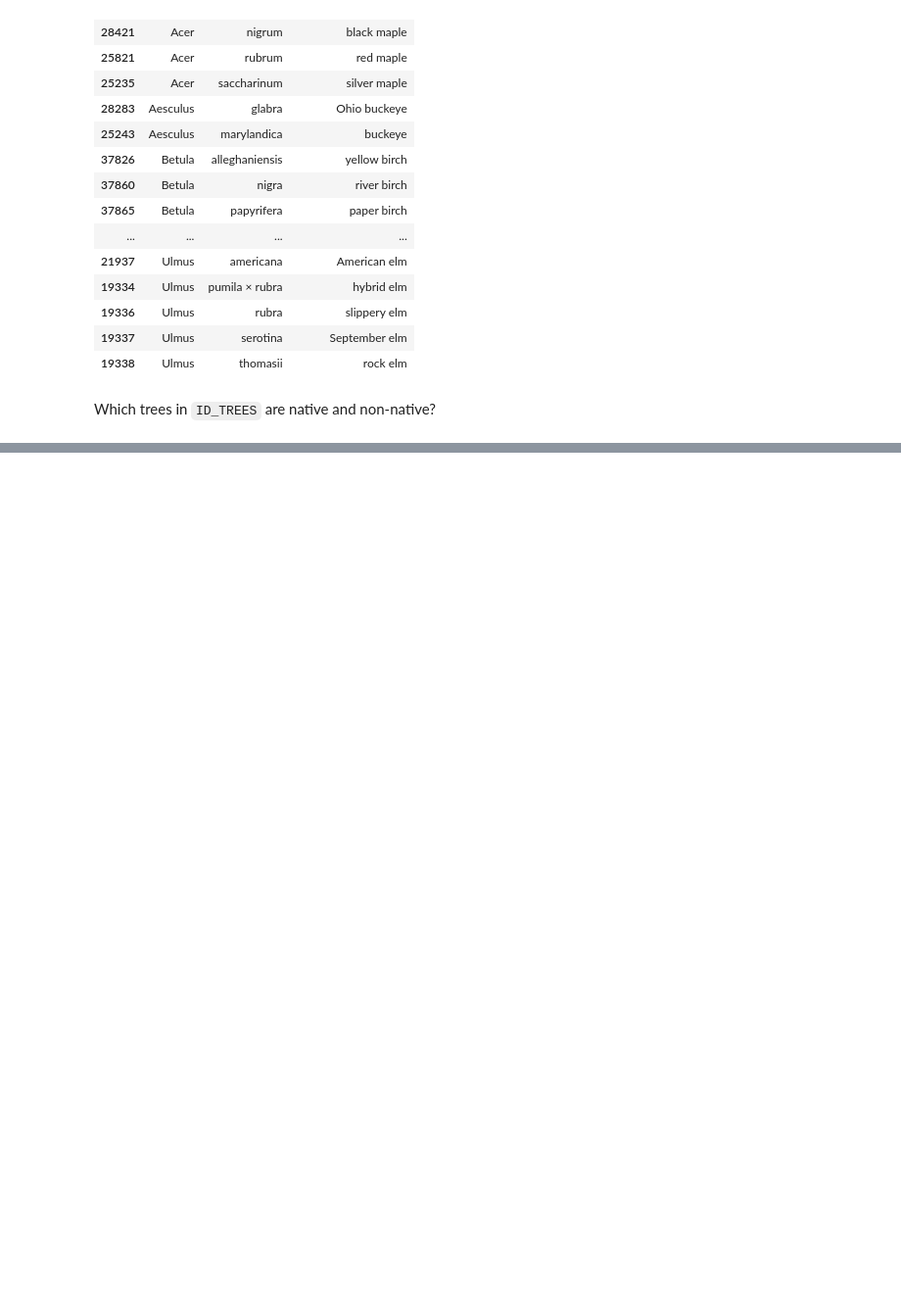
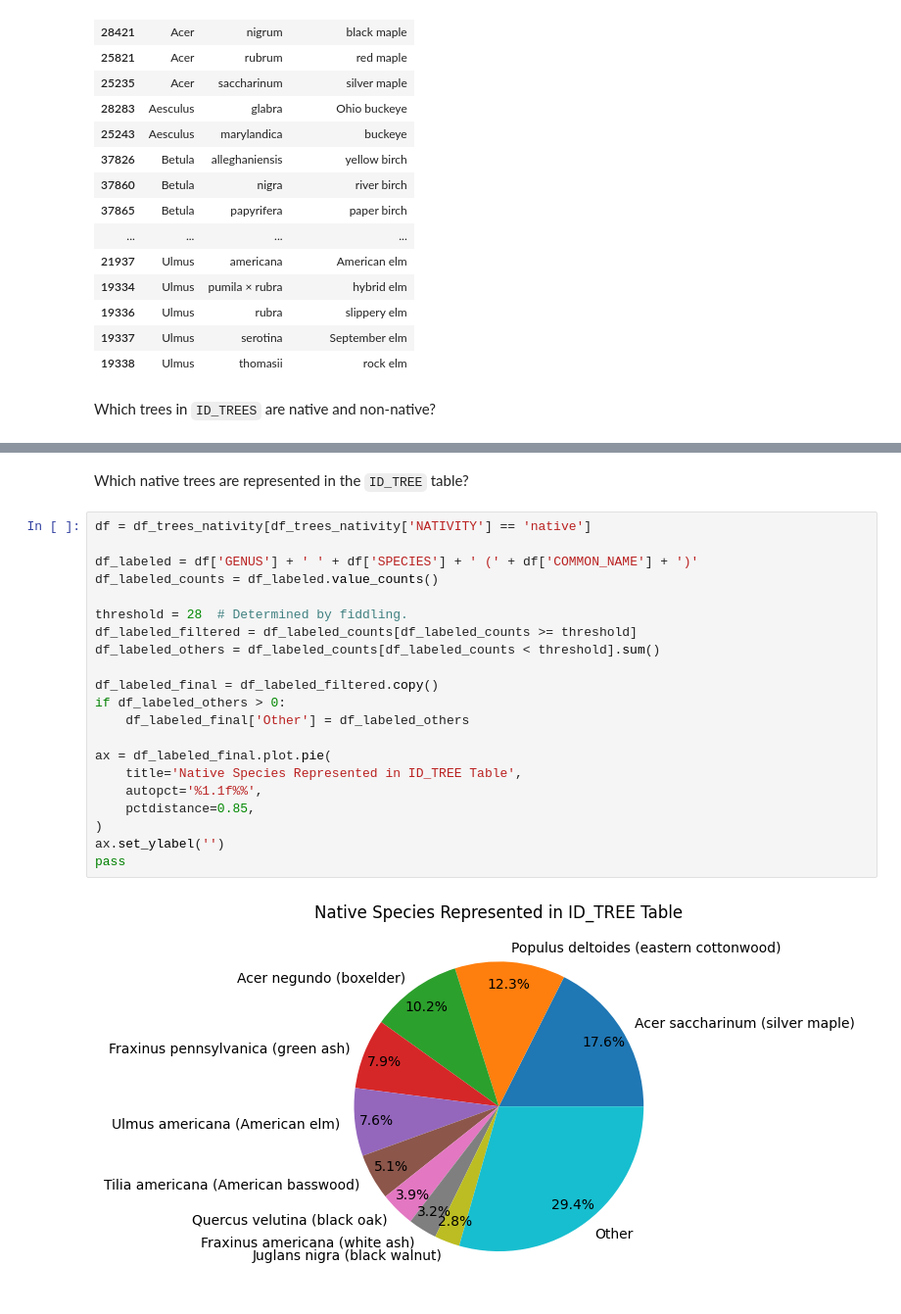
Before and after one commit to fractalate/data-trees, a Jupyter notebook: explore_chicago_il.ipynb, the cells around one changed output, grey strips where cells are left out. Shown: that part at 98% size. Saved outputs shown, nothing was run; the diff lists cells and outputs as text; blank space fills up the shorter version.

```diff
--- a/explore_chicago_il.ipynb
+++ b/explore_chicago_il.ipynb
@@ -165,0 +182,25 @@ Name: count, dtype: int64
+# %% [markdown]
+Which native trees are represented in the `ID_TREE` table?
+# %%
+df = df_trees_nativity[df_trees_nativity['NATIVITY'] == 'native']
+
+df_labeled = df['GENUS'] + ' ' + df['SPECIES'] + ' (' + df['COMMON_NAME'] + ')'
+df_labeled_counts = df_labeled.value_counts()
+
+threshold = 28  # Determined by fiddling.
+df_labeled_filtered = df_labeled_counts[df_labeled_counts >= threshold]
+df_labeled_others = df_labeled_counts[df_labeled_counts < threshold].sum()
+
+df_labeled_final = df_labeled_filtered.copy()
+if df_labeled_others > 0:
+    df_labeled_final['Other'] = df_labeled_others
+
+ax = df_labeled_final.plot.pie(
+    title='Native Species Represented in ID_TREE Table',
+    autopct='%1.1f%%',
+    pctdistance=0.85,
+)
+ax.set_ylabel('')
+pass
+# %% [output]
+[figure, added]
```
Also changed, not shown: parts of 6 cells of this notebook.
